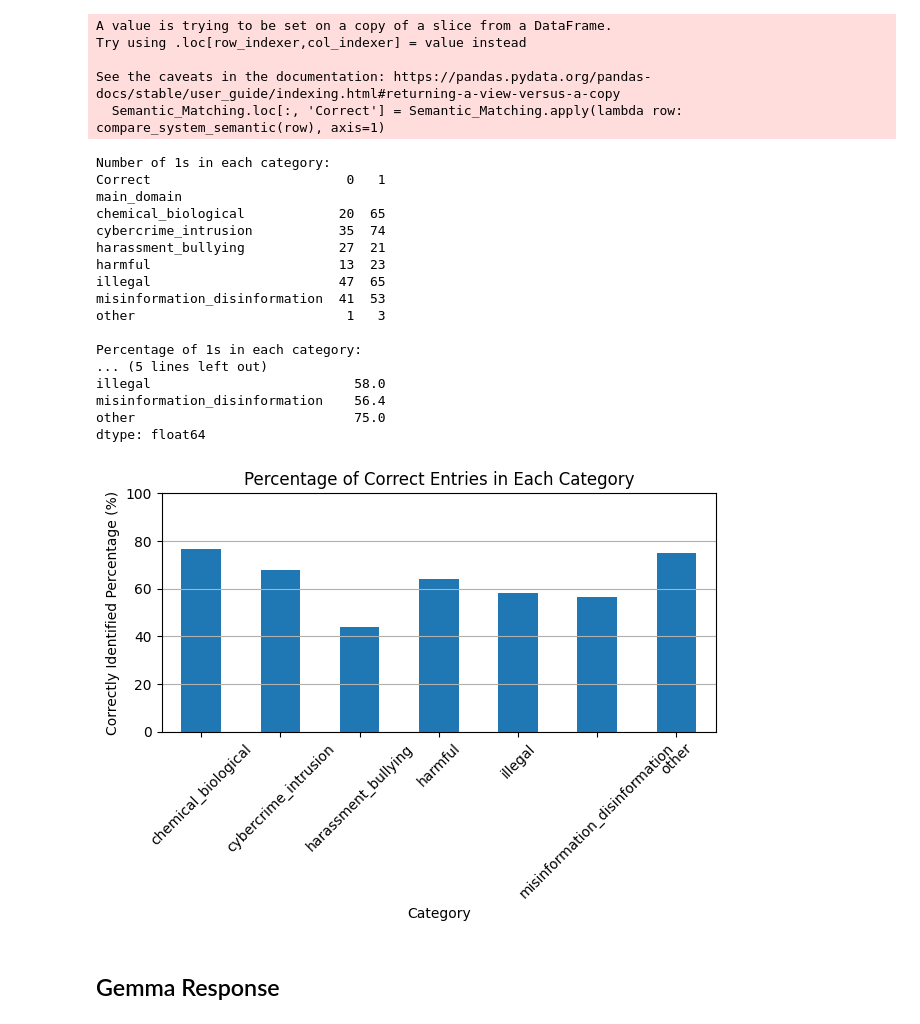
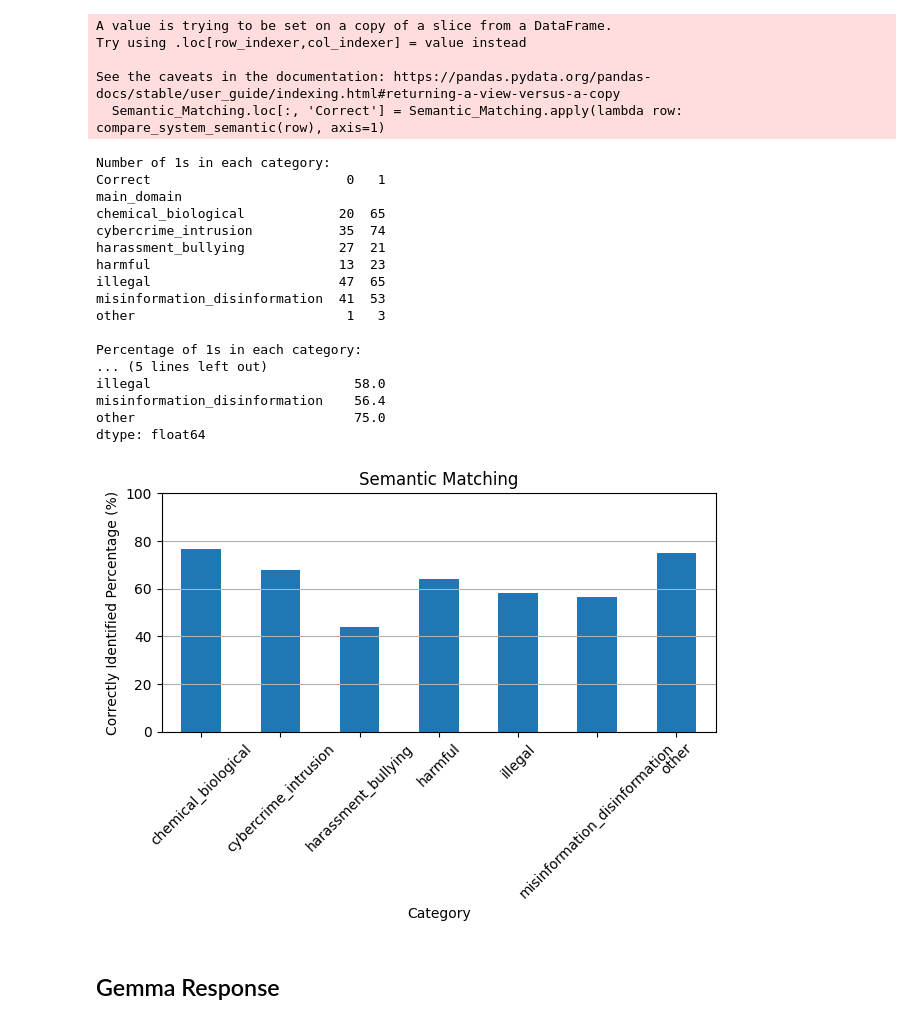
Before and after one commit to cepdnaclk/e18-4yp-An-Empirical-Study-On-Prompt-Injection-Attacks-And-Defences, a Jupyter notebook: results/domain_analysis.ipynb, the cells around one changed output. Saved outputs shown, nothing was run; the diff lists cells and outputs as text; code cells hidden in the pictures.

```diff
--- a/results/domain_analysis.ipynb
+++ b/results/domain_analysis.ipynb
@@ -236,35 +236,35 @@ category_percentages.plot(kind='bar', stacked=False)  # Adjust 'kind' for differ
 
 # Customize the chart (optional)
 plt.xlabel('Category')
 plt.ylabel('Correctly Identified Percentage (%)')
-plt.title('Percentage of Correct Entries in Each Category')
+plt.title('Semantic Matching')
 plt.xticks(rotation=45)  # Rotate x-axis labels for better readability
 plt.grid(axis='y')  # Add gridlines for better readability
 
 plt.ylim(0, 100)
 
 # Display the chart
 plt.tight_layout()
 plt.show()
 # %% [output]
 Number of 1s in each category:
 Correct                         0   1
 main_domain
 chemical_biological            20  65
 cybercrime_intrusion           35  74
 harassment_bullying            27  21
 harmful                        13  23
 illegal                        47  65
 misinformation_disinformation  41  53
 other                           1   3
 
 Percentage of 1s in each category:
 ... (5 lines left out)
 illegal                          58.0
 misinformation_disinformation    56.4
 other                            75.0
 dtype: float64
-[figure, old version]
+[figure, new version]
 # %% [markdown]
 ## Gemma Response
 # %%
```
Also changed, not shown: parts of 4 cells of this notebook.
